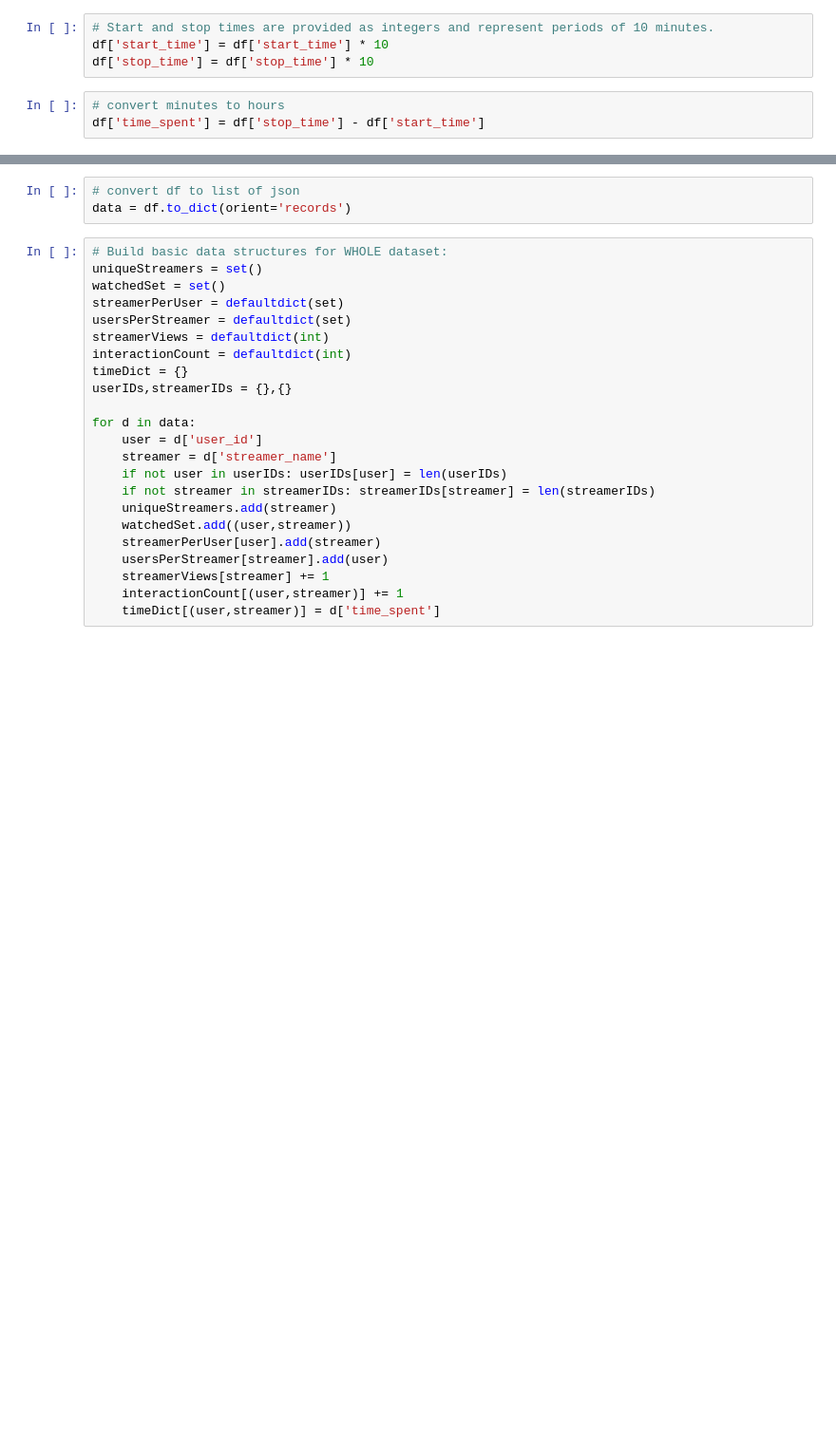
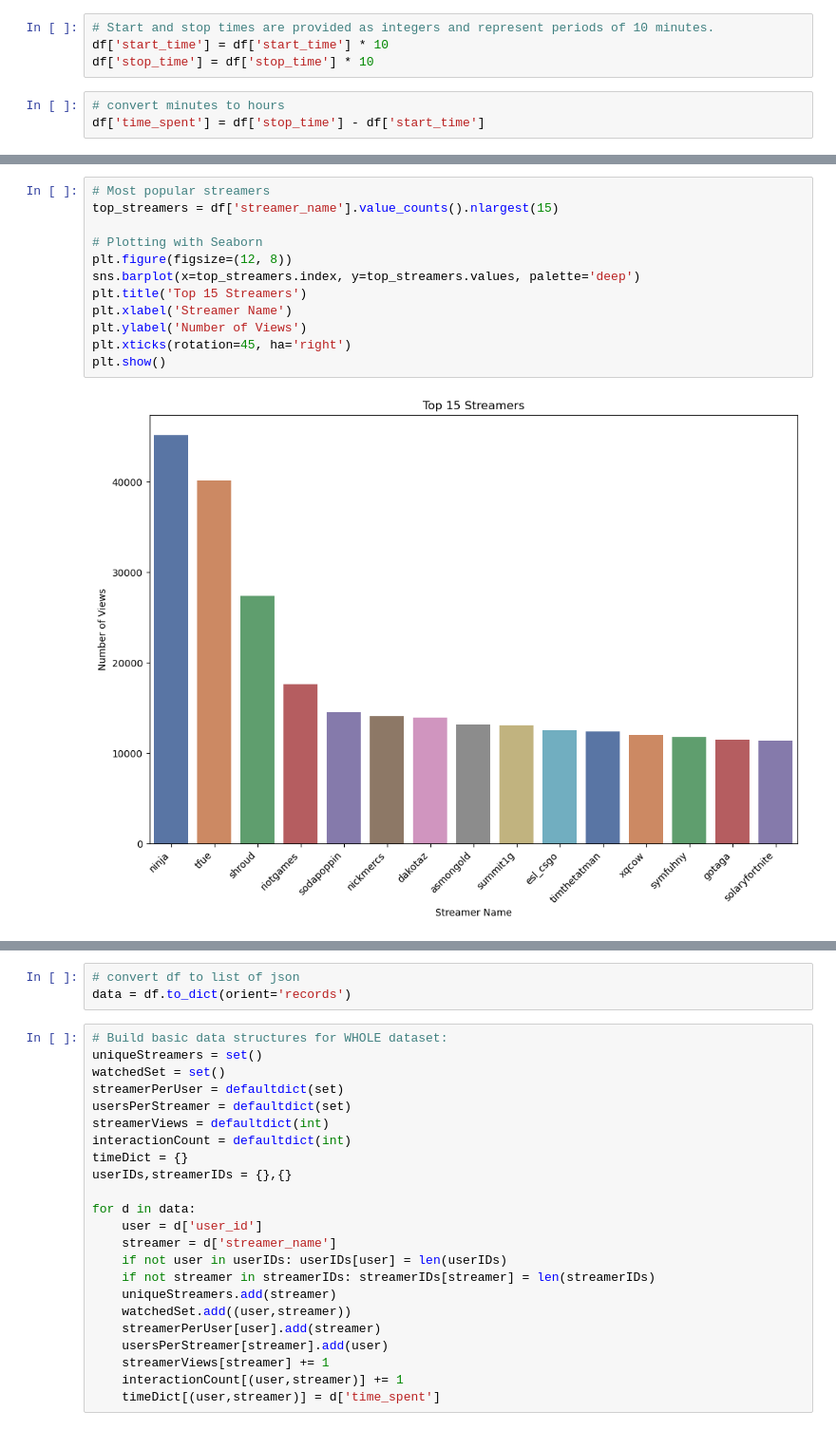
Before and after one commit to garrett-lam/twitchRec, a Jupyter notebook: twitchRec.ipynb, the cells around one changed output, grey strips where cells are left out. Shown: that part at 95% size. Cells and saved outputs as stored; diff of their text form; blank space fills up the shorter version.

```diff
--- a/twitchRec.ipynb
+++ b/twitchRec.ipynb
@@ -118,0 +141,14 @@ df['user_id'].nunique(), df['stream_id'].nunique(), df['streamer_name'].nunique(
+# %%
+# Most popular streamers
+top_streamers = df['streamer_name'].value_counts().nlargest(15)
+
+# Plotting with Seaborn
+plt.figure(figsize=(12, 8))
+sns.barplot(x=top_streamers.index, y=top_streamers.values, palette='deep')
+plt.title('Top 15 Streamers')
+plt.xlabel('Streamer Name')
+plt.ylabel('Number of Views')
+plt.xticks(rotation=45, ha='right')
+plt.show()
+# %% [output]
+[figure, added]
```
Also changed, not shown: parts of 40 cells of this notebook.
